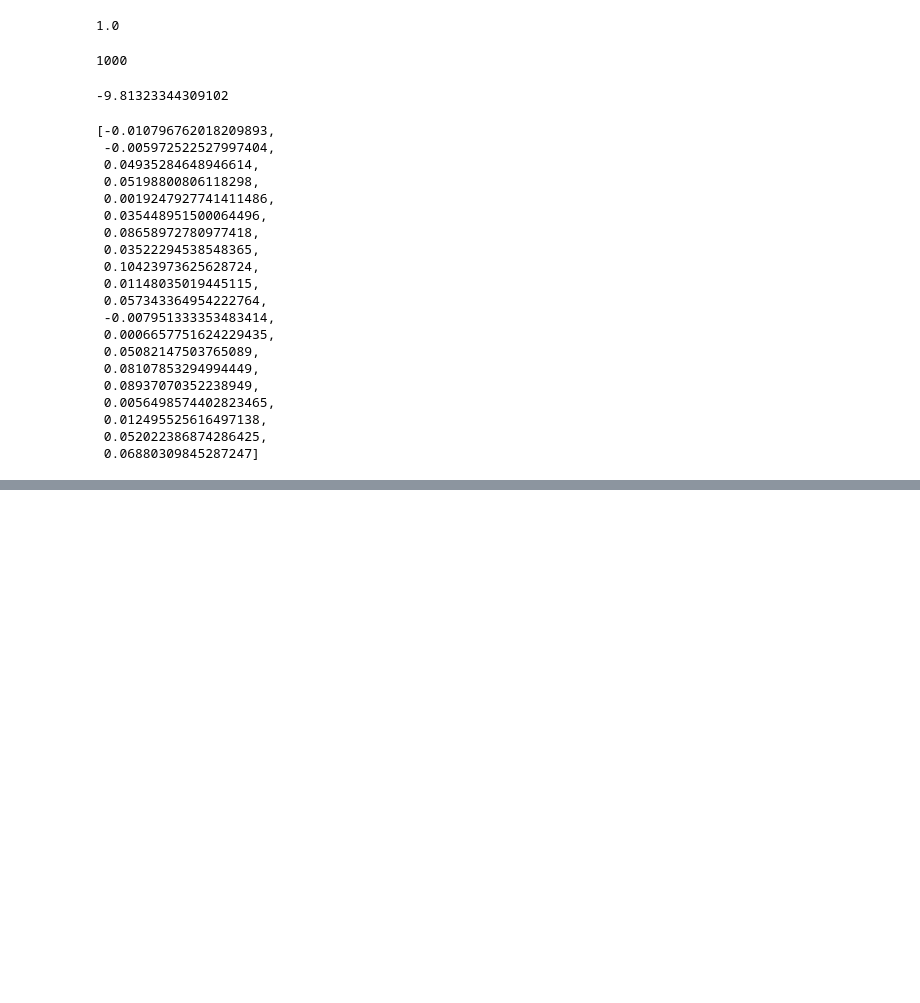
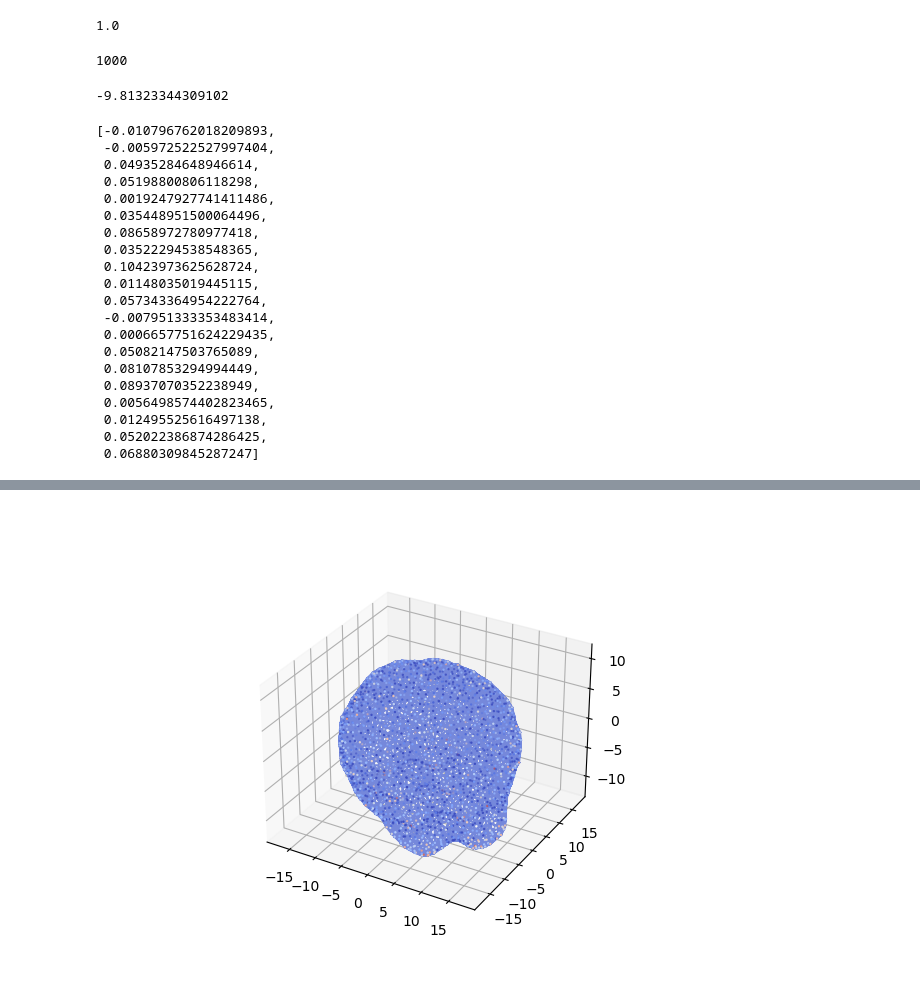
Before and after one commit to yoavrv/trisurf-python, a Jupyter notebook: Test_curvature_calculations.ipynb, the cells around one changed output, grey strips where cells are left out. Cells and saved outputs as stored; diff of their text form; code cells hidden in the pictures; blank space fills up the shorter version.

```diff
--- a/Test_curvature_calculations.ipynb
+++ b/Test_curvature_calculations.ipynb
@@ -600,0 +604,34 @@ Text(0.5, 0.92, '1955')
+# %%
+def plotMySurf(axe3D, *, points=None, p_dict=None, bonds=None, b_dict=None,
+               triangles=None, t_dict=None, reaspect=None, **fmt_dict):
+    """Plot a surface with points and bonds.
+
+    points: nx3
+    p_dict: {color: 'k', 'linestyle':'None', 'marker'='.', 'linewidth': 0.4}
+    bonds: mx2
+    b_dict: {'color': 'k', 'linestyle': '-',
+             'marker': 'None', 'linewidth': 0.25}
+    """
+    if points is not None:
+        if p_dict is None:
+            p_dict = {'color': 'k',
+                      'linestyle': 'None', 'marker': '.',
+                      'linewidth': 0.2, }#'markersize': 2}
+        p_dict.update(fmt_dict)
+        x, y, z = np.vstack((points, np.ones(3)*np.nan)).T
+        axe3D.scatter3D(x[:-1], y[:-1], z[:-1], **p_dict)
+        if reaspect:
+            reaspectAxe(axe3D, points)
+    if bonds is not None:
+        edges = np.hstack((bonds,
+                           np.ones((bonds.shape[0], 1), dtype=int)*(len(x)-1))
+                          ).flatten()
+        if b_dict is None:
+            b_dict = {'color': 'k', 'linestyle': '-',
+                      'marker': 'None', 'linewidth': 0.25}
+        b_dict.update(fmt_dict)
+        if type(b_dict['color']) is np.ndarray:
+            if b_dict['color'].size>4.:
+                b_dict['color']=b_dict['color'].mean(axis=0)
+        xen, yen, zen = x[edges], y[edges], z[edges]
+        axe3D.plot3D(xen, yen, zen, **b_dict)
@@ -600,0 +653,3 @@ Text(0.5, 0.92, '1955')
+# %%
+color2 = plt.cm.coolwarm(np.array((*v3.mean_curvature,-1,1)))[:-2]
+color2
@@ -600,0 +674,7 @@ Text(0.5, 0.92, '1955')
+# %%
+fig = plt.figure()
+axe = fig.add_subplot(projection='3d')
+plotMySurf(axe,points=v3.pos,p_dict={'color': color2,'s':0.5},
+           bonds=v.blist,b_dict={'color': color2[v3.blist].mean(axis=1)})
+# %% [output]
+[figure, added]
```
Also changed, not shown: parts of 42 cells of this notebook, 3 other files.
